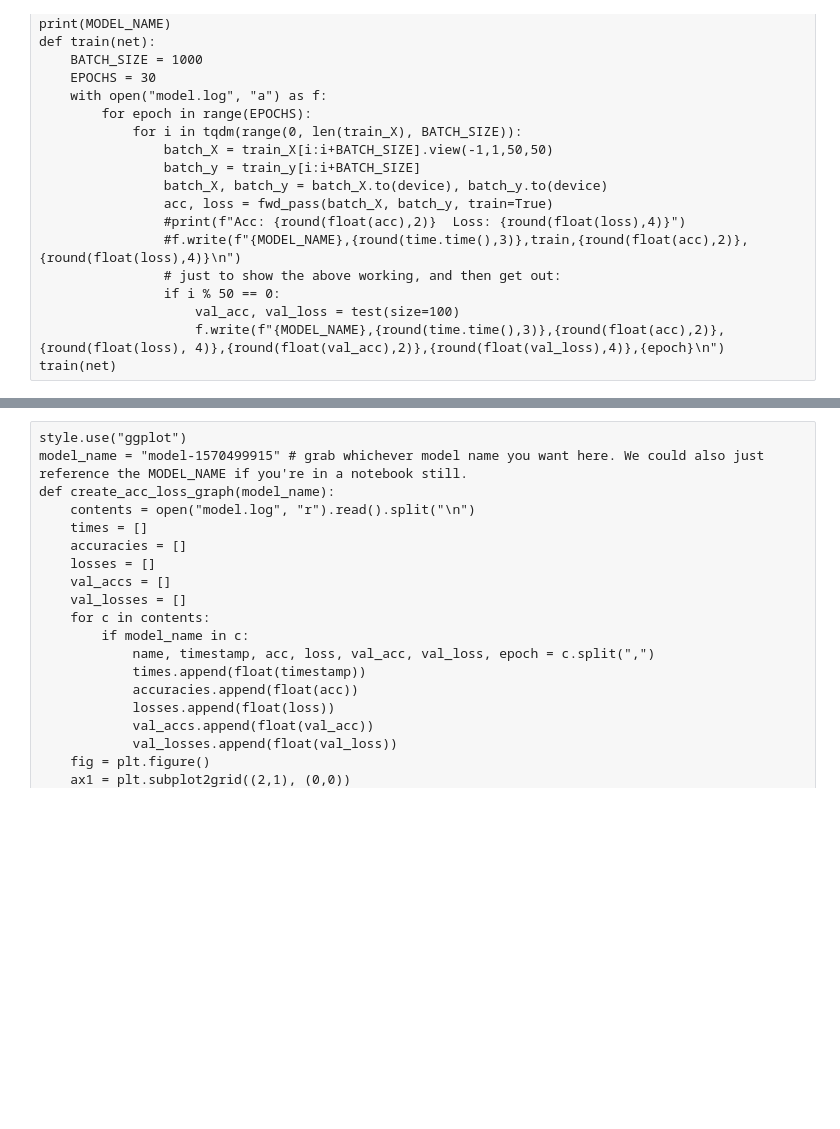
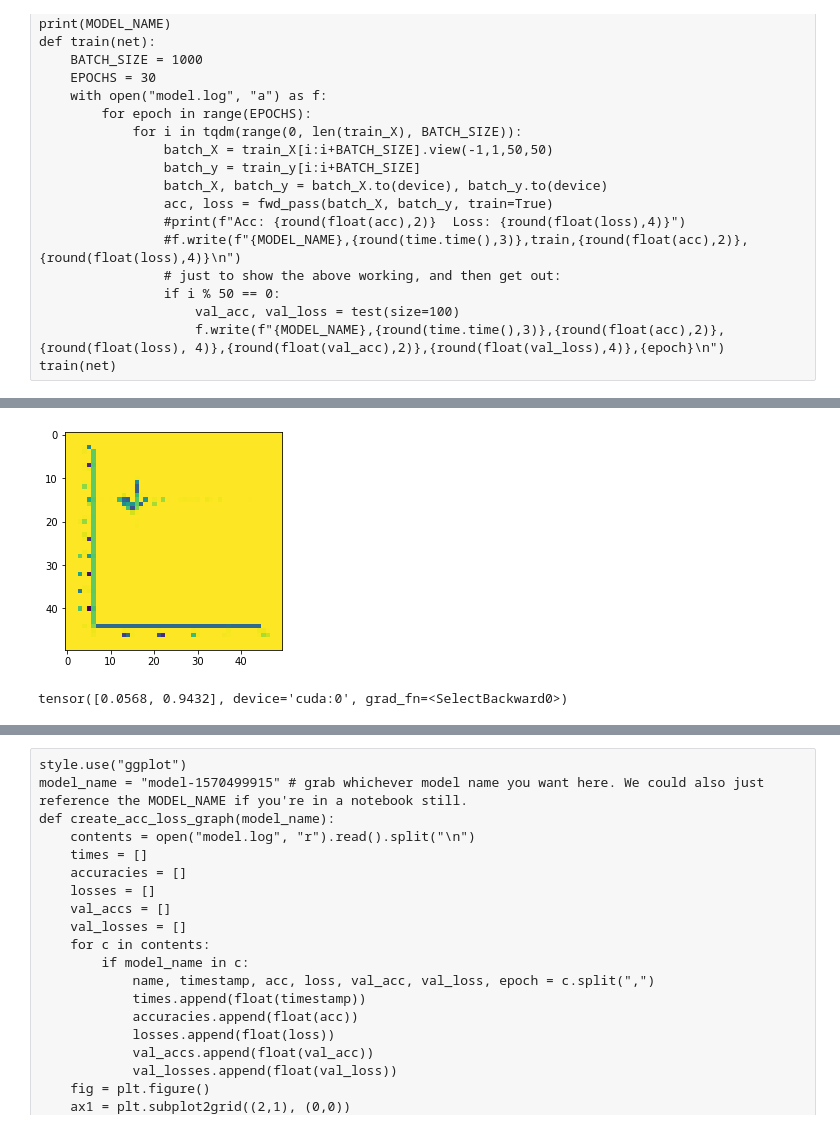
Before and after one commit to NeViNez/NNvibro, a Jupyter notebook: TRY2.ipynb, the cells around one changed output, grey strips where cells are left out. Saved outputs shown, nothing was run; the diff lists cells and outputs as text; code cells hidden in the pictures; blank space fills up the shorter version.

```diff
--- a/TRY2.ipynb
+++ b/TRY2.ipynb
@@ -199,3 +193,16 @@ print(val_acc, val_loss)
+# %%
+plt.imshow(X[301].view(50,50))
+plt.show()
+# %% [output]
+[figure, added]
+# %%
+a_featureset = X[301]
+reshaped_for_network = a_featureset.view(-1, 1, 50, 50).to(device) # 784 = 28*28 наше разрешение.
+output = net(reshaped_for_network) #результат будет списком предсказаний нашей сети.
+first_pred = output[0]
+print(first_pred)
+# %% [output]
+tensor([0.0568, 0.9432], device='cuda:0', grad_fn=<SelectBackward0>)
 # %%
 style.use("ggplot")
 model_name = MODEL_NAME #"model-1570499409" # grab whichever model name you want here. We could also just reference the MODEL_NAME if you're in a notebook still.
```
Also changed, not shown: parts of 6 cells of this notebook, 1 other file.
